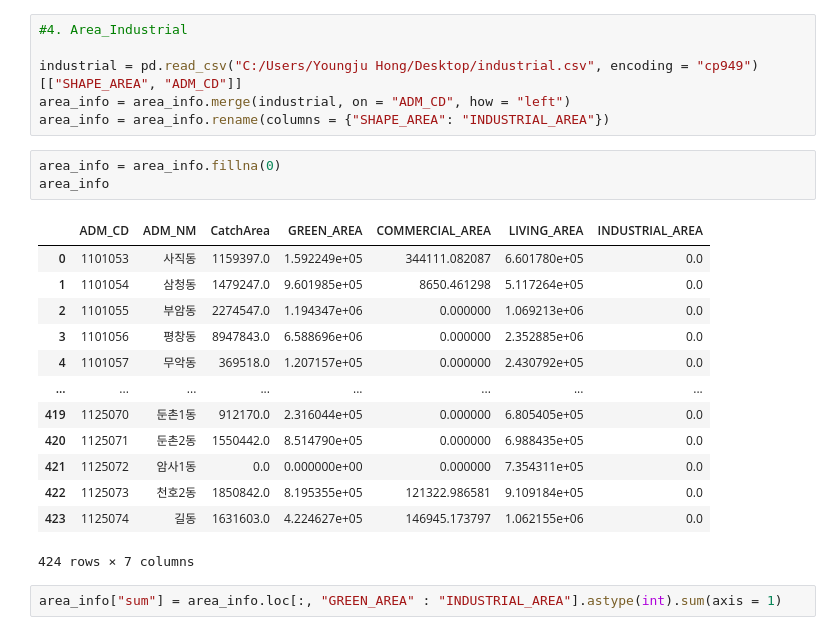
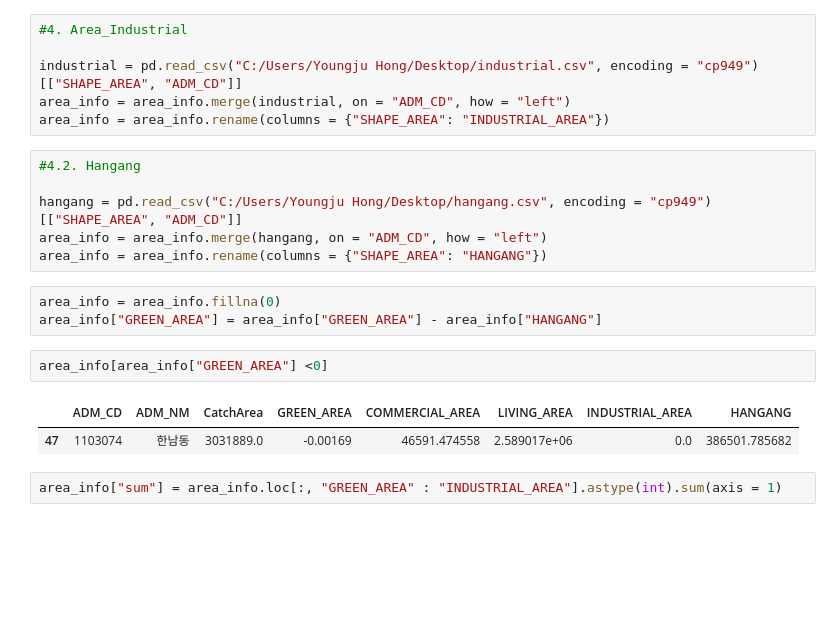
Before and after one commit to icehongsi/seoulresearch_project, a Jupyter notebook: Research/용지비율분석.ipynb, the cells around one changed output. Saved outputs shown, nothing was run; the diff lists cells and outputs as text; blank space fills up the shorter version.

```diff
--- a/Research/용지비율분석.ipynb
+++ b/Research/용지비율분석.ipynb
@@ -30,23 +30,20 @@ area_info = area_info.rename(columns = {"SHAPE_AREA": "LIVING_AREA"})
 industrial = pd.read_csv("C:/Users/Youngju Hong/Desktop/industrial.csv", encoding = "cp949")[["SHAPE_AREA", "ADM_CD"]]
 area_info = area_info.merge(industrial, on = "ADM_CD", how = "left")
 area_info = area_info.rename(columns = {"SHAPE_AREA": "INDUSTRIAL_AREA"})
+# %%
+#4.2. Hangang
+
+hangang = pd.read_csv("C:/Users/Youngju Hong/Desktop/hangang.csv", encoding = "cp949")[["SHAPE_AREA", "ADM_CD"]]
+area_info = area_info.merge(hangang, on = "ADM_CD", how = "left")
+area_info = area_info.rename(columns = {"SHAPE_AREA": "HANGANG"})
 # %%
 area_info = area_info.fillna(0)
-area_info
+area_info["GREEN_AREA"] = area_info["GREEN_AREA"] - area_info["HANGANG"]
-# %% [output]
-|  | ADM_CD | ADM_NM | CatchArea | GREEN_AREA | COMMERCIAL_AREA | LIVING_AREA | INDUSTRIAL_AREA |
-| 0 | 1101053 | 사직동 | 1159397.0 | 1.592249e+05 | 344111.082087 | 6.601780e+05 | 0.0 |
-| 1 | 1101054 | 삼청동 | 1479247.0 | 9.601985e+05 | 8650.461298 | 5.117264e+05 | 0.0 |
-| 2 | 1101055 | 부암동 | 2274547.0 | 1.194347e+06 | 0.000000 | 1.069213e+06 | 0.0 |
-| 3 | 1101056 | 평창동 | 8947843.0 | 6.588696e+06 | 0.000000 | 2.352885e+06 | 0.0 |
-| 4 | 1101057 | 무악동 | 369518.0 | 1.207157e+05 | 0.000000 | 2.430792e+05 | 0.0 |
-| ... | ... | ... | ... | ... | ... | ... | ... |
-| 419 | 1125070 | 둔촌1동 | 912170.0 | 2.316044e+05 | 0.000000 | 6.805405e+05 | 0.0 |
-| 420 | 1125071 | 둔촌2동 | 1550442.0 | 8.514790e+05 | 0.000000 | 6.988435e+05 | 0.0 |
-| 421 | 1125072 | 암사1동 | 0.0 | 0.000000e+00 | 0.000000 | 7.354311e+05 | 0.0 |
-| 422 | 1125073 | 천호2동 | 1850842.0 | 8.195355e+05 | 121322.986581 | 9.109184e+05 | 0.0 |
-| 423 | 1125074 | 길동 | 1631603.0 | 4.224627e+05 | 146945.173797 | 1.062155e+06 | 0.0 |
-424 rows × 7 columns
+# %%
+area_info[area_info["GREEN_AREA"] <0]
+# %% [output]
+|  | ADM_CD | ADM_NM | CatchArea | GREEN_AREA | COMMERCIAL_AREA | LIVING_AREA | INDUSTRIAL_AREA | HANGANG |
+| 47 | 1103074 | 한남동 | 3031889.0 | -0.00169 | 46591.474558 | 2.589017e+06 | 0.0 | 386501.785682 |
 # %%
 area_info["sum"] = area_info.loc[:, "GREEN_AREA" : "INDUSTRIAL_AREA"].astype(int).sum(axis = 1)
 # %%
```
Also changed, not shown: 5 other files.
